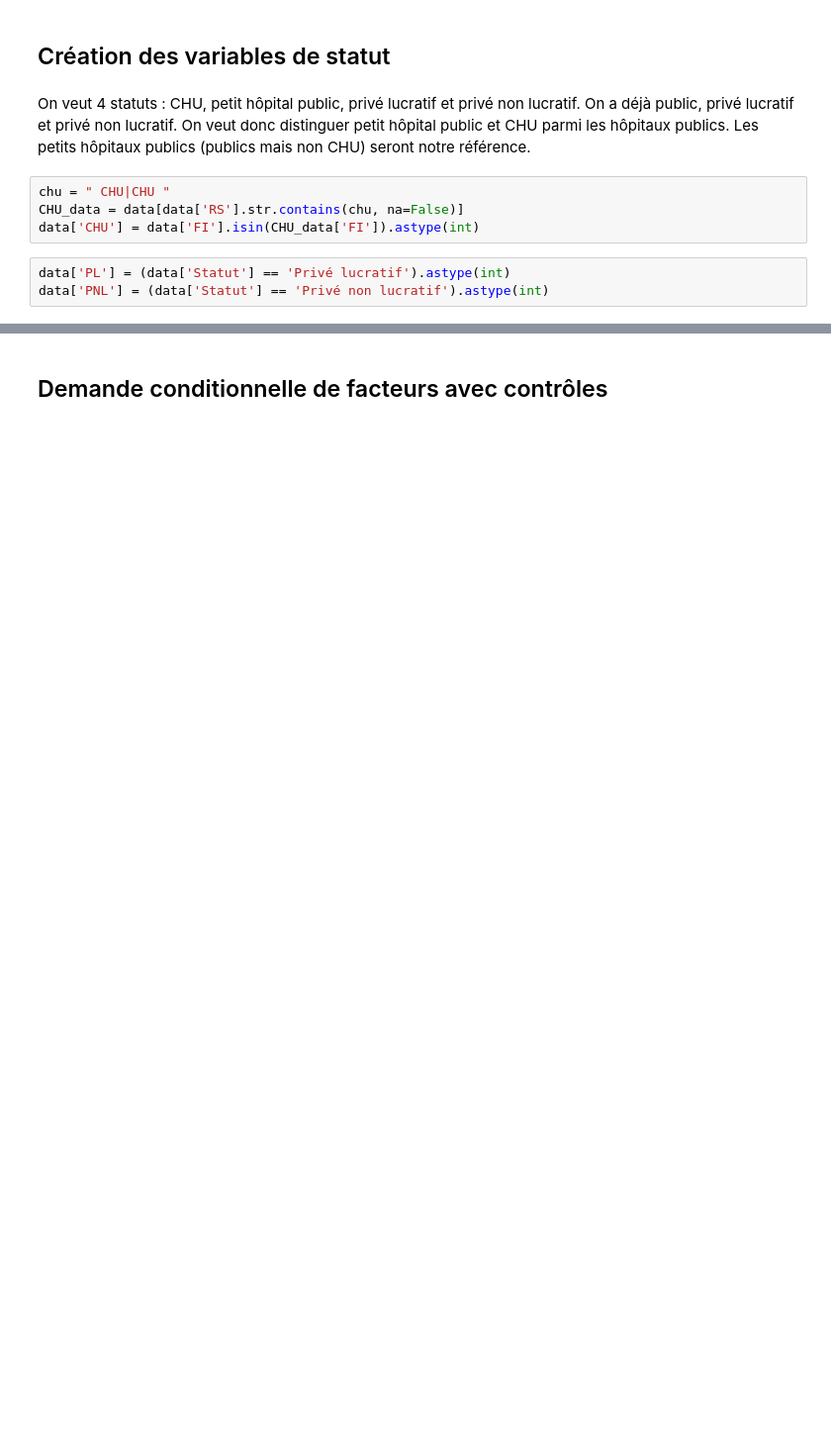
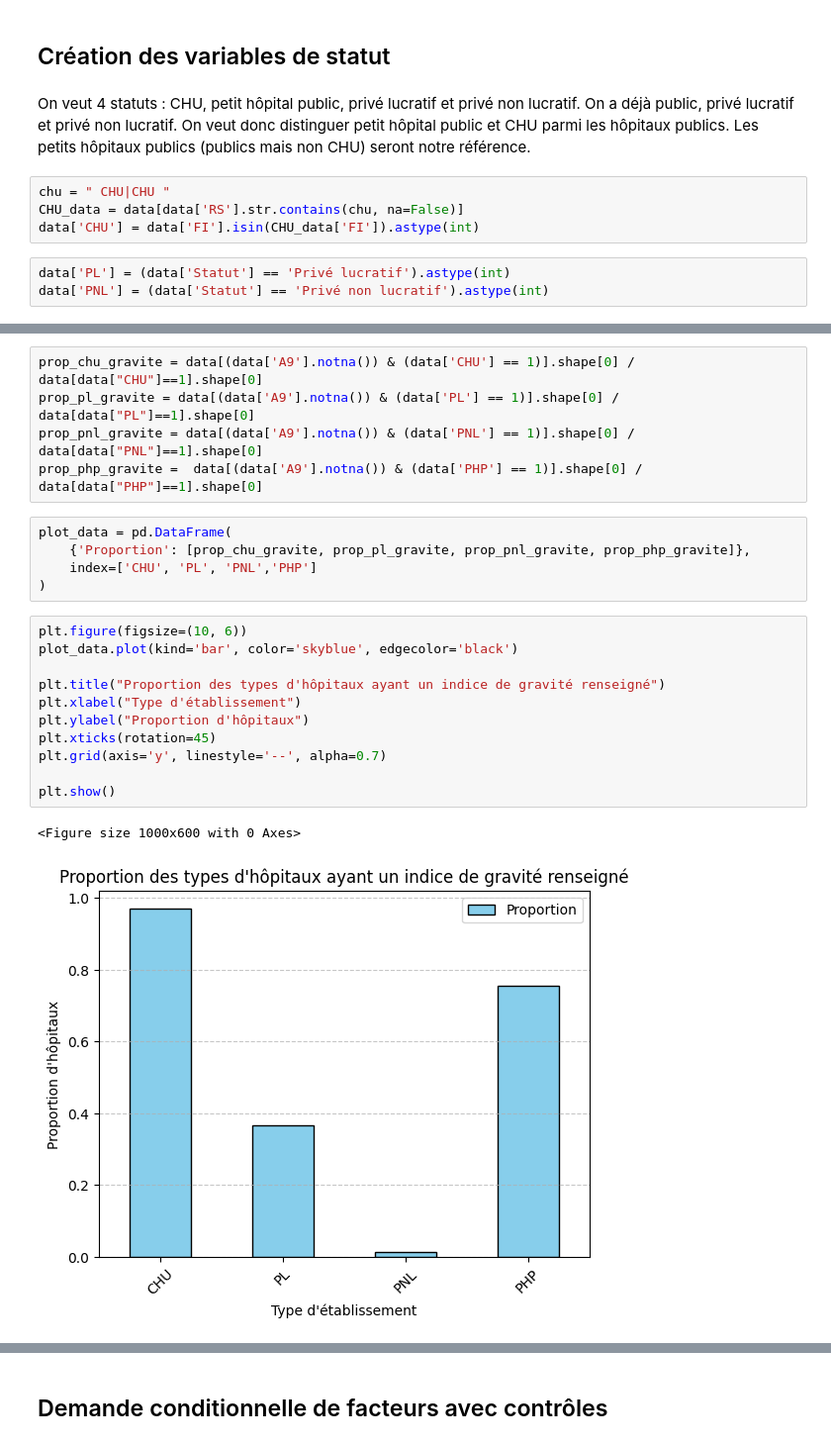
Before and after one commit to Alexandre484/StatApp, a Jupyter notebook: demande_cond_avec_controles.ipynb, the cells around one changed output, grey strips where cells are left out. Shown at 99% size. Cells and saved outputs as stored; diff of their text form; blank space fills up the shorter version.

Commit message:
gravite + tentative de knn

```diff
--- a/demande_cond_avec_controles.ipynb
+++ b/demande_cond_avec_controles.ipynb
@@ -103,0 +171,24 @@ data.shape
+# %%
+prop_chu_gravite = data[(data['A9'].notna()) & (data['CHU'] == 1)].shape[0] / data[data["CHU"]==1].shape[0]
+prop_pl_gravite = data[(data['A9'].notna()) & (data['PL'] == 1)].shape[0] / data[data["PL"]==1].shape[0]
+prop_pnl_gravite = data[(data['A9'].notna()) & (data['PNL'] == 1)].shape[0] / data[data["PNL"]==1].shape[0]
+prop_php_gravite =  data[(data['A9'].notna()) & (data['PHP'] == 1)].shape[0] / data[data["PHP"]==1].shape[0]
+# %%
+plot_data = pd.DataFrame(
+    {'Proportion': [prop_chu_gravite, prop_pl_gravite, prop_pnl_gravite, prop_php_gravite]},
+    index=['CHU', 'PL', 'PNL','PHP']
+)
+# %%
+plt.figure(figsize=(10, 6))
+plot_data.plot(kind='bar', color='skyblue', edgecolor='black')
+
+plt.title("Proportion des types d'hôpitaux ayant un indice de gravité renseigné")
+plt.xlabel("Type d'établissement")
+plt.ylabel("Proportion d'hôpitaux")
+plt.xticks(rotation=45)
+plt.grid(axis='y', linestyle='--', alpha=0.7)
+
+plt.show()
+# %% [output]
+<Figure size 1000x600 with 0 Axes>
+[figure, added]
```
Also changed, not shown: parts of 36 cells of this notebook, 1 other file.
